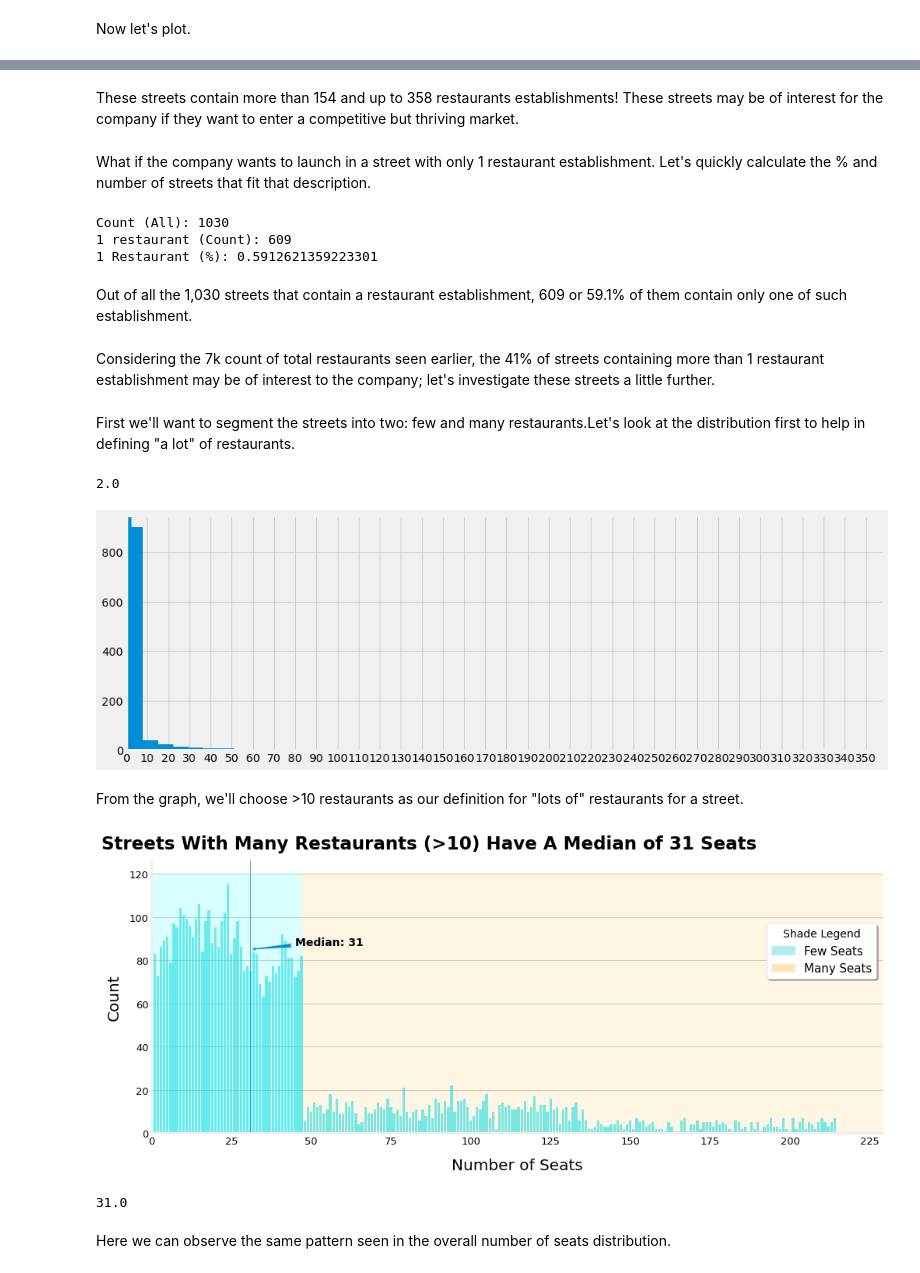
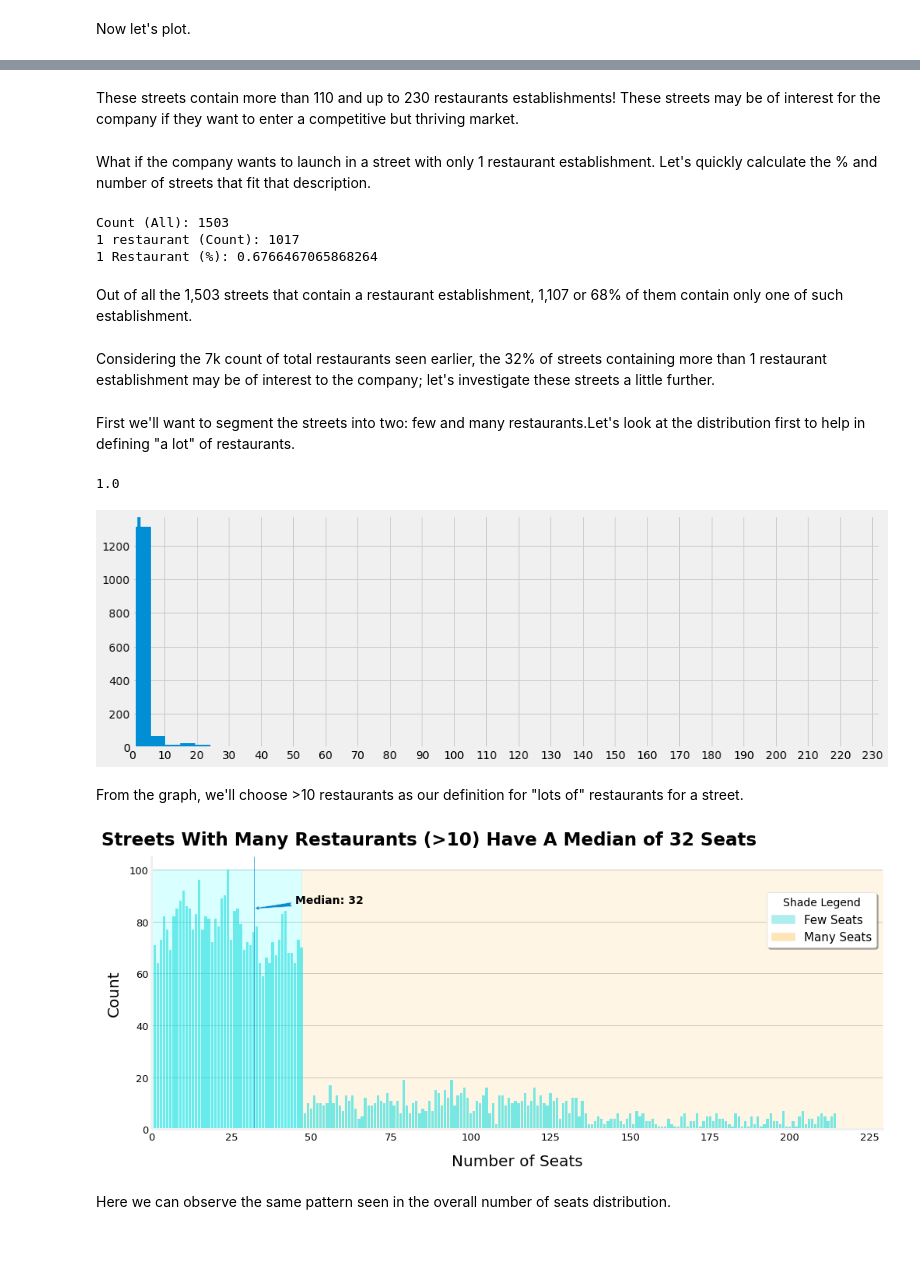
Before and after one commit to dannygarcia193/Data_Storytelling_Project, a Jupyter notebook: data_storytelling.ipynb, the cells around one changed output, grey strips where cells are left out. Saved outputs shown, nothing was run; the diff lists cells and outputs as text; code cells hidden in the pictures; blank space fills up the shorter version.

```diff
--- a/data_storytellingProject.ipynb
+++ b/data_storytelling.ipynb
@@ -583,8 +578,6 @@ After a brief reflection on these figures, let's explore the restaurant establis
 is_restaurant = df[df['object_type'] == 'Restaurant']
 # %% [markdown]
 We'll start the exploration by plotting the top 10 streets based on their number of restaurant establishments. We'll use the following function to (1) delete some irrelevant strings in order to keep only the name of the streets.
-# %%
-is_restaurant.reset_index(drop=True,inplace=True)
 # %%
 def get_street(x):
     split_address = x.replace("#", "").replace("/", "").split()
@@ -624,2 +598,0 @@ def shorten(x):
-# %%
-is_restaurant['street']=is_restaurant['street'].apply(lambda x: ''.join(list(map(shorten, x))))
@@ -642,2 +598,0 @@ def last(x):
-# %%
-is_restaurant['street'] = is_restaurant['street'].apply(lambda x: x[:x.find(' STE')] if re.search("( STE)",x) else x)
@@ -693,5 +626,5 @@ Name: street, dtype: float64
 # %% [markdown]
-These streets contain more than 154 and up to 358 restaurants establishments! These streets may be of interest for the company if they want to enter a competitive but thriving market.
+These streets contain more than 110 and up to 230 restaurants establishments! These streets may be of interest for the company if they want to enter a competitive but thriving market.
 # %% [markdown]
 What if the company wants to launch in a street with only 1 restaurant establishment. Let's quickly calculate the % and number of streets that fit that description.
 # %%
@@ -706,19 +639,19 @@ print(
         is_restaurant['street'].value_counts() == 1]) /
     len(is_restaurant['street'].value_counts()))
 # %% [output]
-Count (All): 1030
-1 restaurant (Count): 609
-1 Restaurant (%): 0.5912621359223301
+Count (All): 1503
+1 restaurant (Count): 1017
+1 Restaurant (%): 0.6766467065868264
 # %% [markdown]
-Out of all the 1,030 streets that contain a restaurant establishment, 609 or 59.1% of them contain only one of such establishment.
+Out of all the 1,503 streets that contain a restaurant establishment, 1,107 or 68% of them contain only one of such establishment.
 # %% [markdown]
-Considering the 7k count of total restaurants seen earlier, the 41% of streets containing more than 1 restaurant establishment may be of interest to the company; let's investigate these streets a little further.
+Considering the 7k count of total restaurants seen earlier, the 32% of streets containing more than 1 restaurant establishment may be of interest to the company; let's investigate these streets a little further.
 # %% [markdown]
 First we'll want to segment the streets into two: few and many restaurants.Let's look at the distribution first to help in defining "a lot" of restaurants.
 # %%
 is_restaurant['street'].value_counts().quantile(.67)
 # %% [output]
-2.0
+1.0
 # %%
 ax=is_restaurant['street'].value_counts().hist(bins=50,figsize=(15,5))
 plt.axvline(is_restaurant['street'].value_counts().quantile(.68))
@@ -726,7 +659,7 @@ plt.xlim(0, is_restaurant['street'].value_counts().max())
 ax.xaxis.set_major_locator(ticker.MultipleLocator(10))
 plt.show()
 # %% [output]
-[figure, old version]
+[figure, new version]
 # %% [markdown]
 From the graph, we'll choose >10 restaurants as our definition for "lots of" restaurants for a street.
 # %%
@@ -738,7 +671,7 @@ lots_restaurant_number_seats = is_restaurant.query(
 
 fig, ax = plt.subplots(figsize=(15,6), facecolor='white')
 sns.countplot(lots_restaurant_number_seats, alpha=.6, color='cyan')
-plt.axvline(lots_restaurant_number_seats.median(),alpha=.7, linewidth=1)
+plt.axvline(lots_restaurant_number_seats.median(), alpha=.7, linewidth=1)
 ax.set_facecolor("white")
 
 freq = int(25)
@@ -753,40 +686,38 @@ ax.tick_params(labelsize=13)
 plt.annotate("Median: " + str(int(lots_restaurant_number_seats.median())),
              xy=(lots_restaurant_number_seats.median(), 85),
              xytext=(45, 87),fontweight='bold',
              arrowprops=dict(arrowstyle="fancy"))
 sns.despine()
 
 plt.fill_between(
-    (0.1, 47), 120,0,
+    (0.1, 47), 100,0,
     color='cyan',
     alpha=0.15)
 plt.fill_between(
-    (47.01, lots_restaurant_number_seats.max()),120,0,
+    (47.01, lots_restaurant_number_seats.max()),100,0,
     color='orange',
     alpha=0.1)
 
 azure_patch = mpatches.Patch(color='paleturquoise', label='Few Seats')
 orange_patch = mpatches.Patch(color='moccasin', label='Many Seats')
 plt.legend(handles=[azure_patch, orange_patch],
            loc='upper right',
            title='Shade Legend',
            facecolor='white',
-           fancybox=True,bbox_to_anchor=(0, 0, 1, .79),
+           fancybox=True,bbox_to_anchor=(0, 0, 1, .89),
            shadow=True,
            fontsize=15)
 
 plt.xlabel("Number of Seats", labelpad=15, fontsize=20)
 plt.ylabel("Count", labelpad=10, fontsize=20)
-plt.title("Streets With Many Restaurants (>10) Have A Median of 31 Seats\n  ",
+plt.title("Streets With Many Restaurants (>10) Have A Median of 32 Seats\n  ",
           fontsize=23,
           x=.38,
           y=.95,
           fontweight='semibold')
 plt.show()
-print(lots_restaurant_number_seats.median())
 # %% [output]
-[figure, old version]
+[figure, new version]
-31.0
 # %% [markdown]
 Here we can observe the same pattern seen in the overall number of seats distribution.
 # %% [markdown]
```
Also changed, not shown: parts of 26 cells of this notebook.
